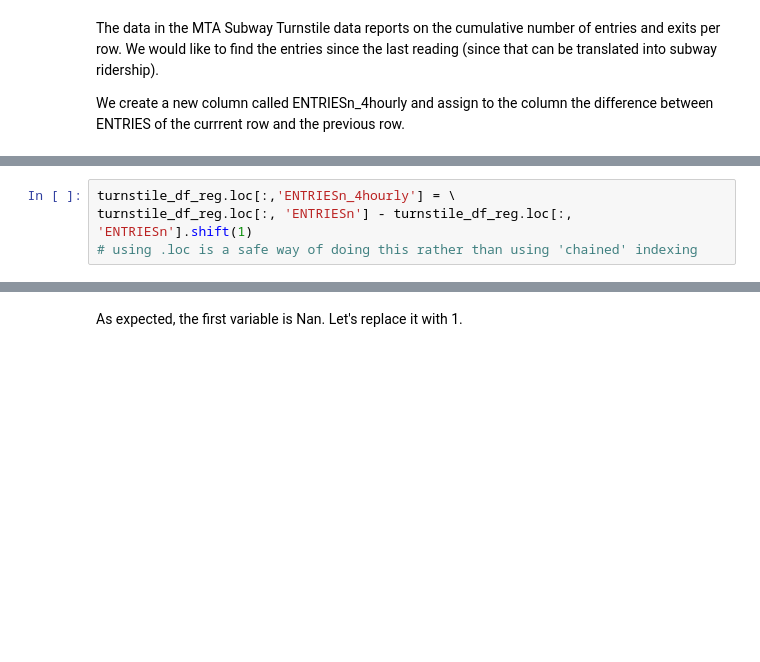
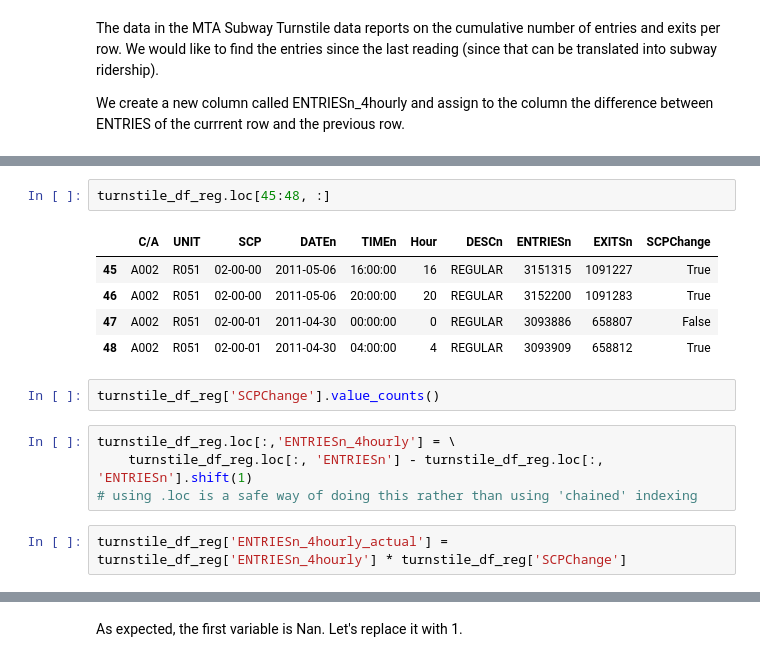
Before and after one commit to sushant2811/NYCsubwayData, a Jupyter notebook: NYCsubwayData.ipynb, the cells around one changed output, grey strips where cells are left out. Cells and saved outputs as stored; diff of their text form; blank space fills up the shorter version.

```diff
--- a/NYCsubwayData.ipynb
+++ b/NYCsubwayData.ipynb
@@ -253,5 +374,17 @@ We create a new column called ENTRIESn_4hourly and assign to the column the diff
+# %%
+turnstile_df_reg.loc[45:48, :]
+# %% [output]
+|  | C/A | UNIT | SCP | DATEn | TIMEn | Hour | DESCn | ENTRIESn | EXITSn | SCPChange |
+| 45 | A002 | R051 | 02-00-00 | 2011-05-06 | 16:00:00 | 16 | REGULAR | 3151315 | 1091227 | True |
+| 46 | A002 | R051 | 02-00-00 | 2011-05-06 | 20:00:00 | 20 | REGULAR | 3152200 | 1091283 | True |
+| 47 | A002 | R051 | 02-00-01 | 2011-04-30 | 00:00:00 | 0 | REGULAR | 3093886 | 658807 | False |
+| 48 | A002 | R051 | 02-00-01 | 2011-04-30 | 04:00:00 | 4 | REGULAR | 3093909 | 658812 | True |
+# %%
+turnstile_df_reg['SCPChange'].value_counts()
 # %%
 turnstile_df_reg.loc[:,'ENTRIESn_4hourly'] = \
-turnstile_df_reg.loc[:, 'ENTRIESn'] - turnstile_df_reg.loc[:, 'ENTRIESn'].shift(1)
+    turnstile_df_reg.loc[:, 'ENTRIESn'] - turnstile_df_reg.loc[:, 'ENTRIESn'].shift(1)
 # using .loc is a safe way of doing this rather than using 'chained' indexing
+# %%
+turnstile_df_reg['ENTRIESn_4hourly_actual'] = turnstile_df_reg['ENTRIESn_4hourly'] * turnstile_df_reg['SCPChange']
 # %%
```
Also changed, not shown: parts of 61 cells of this notebook.
